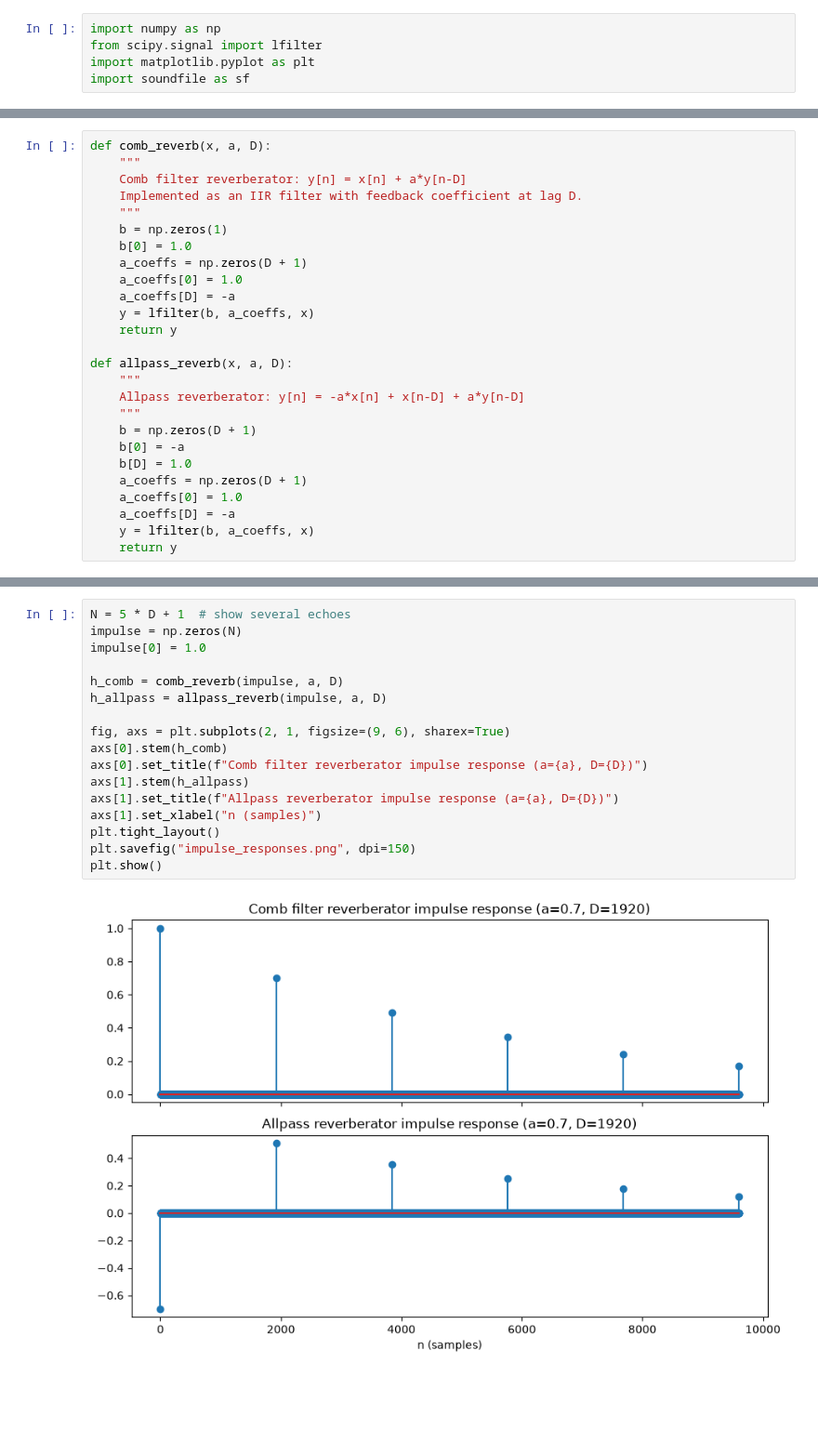
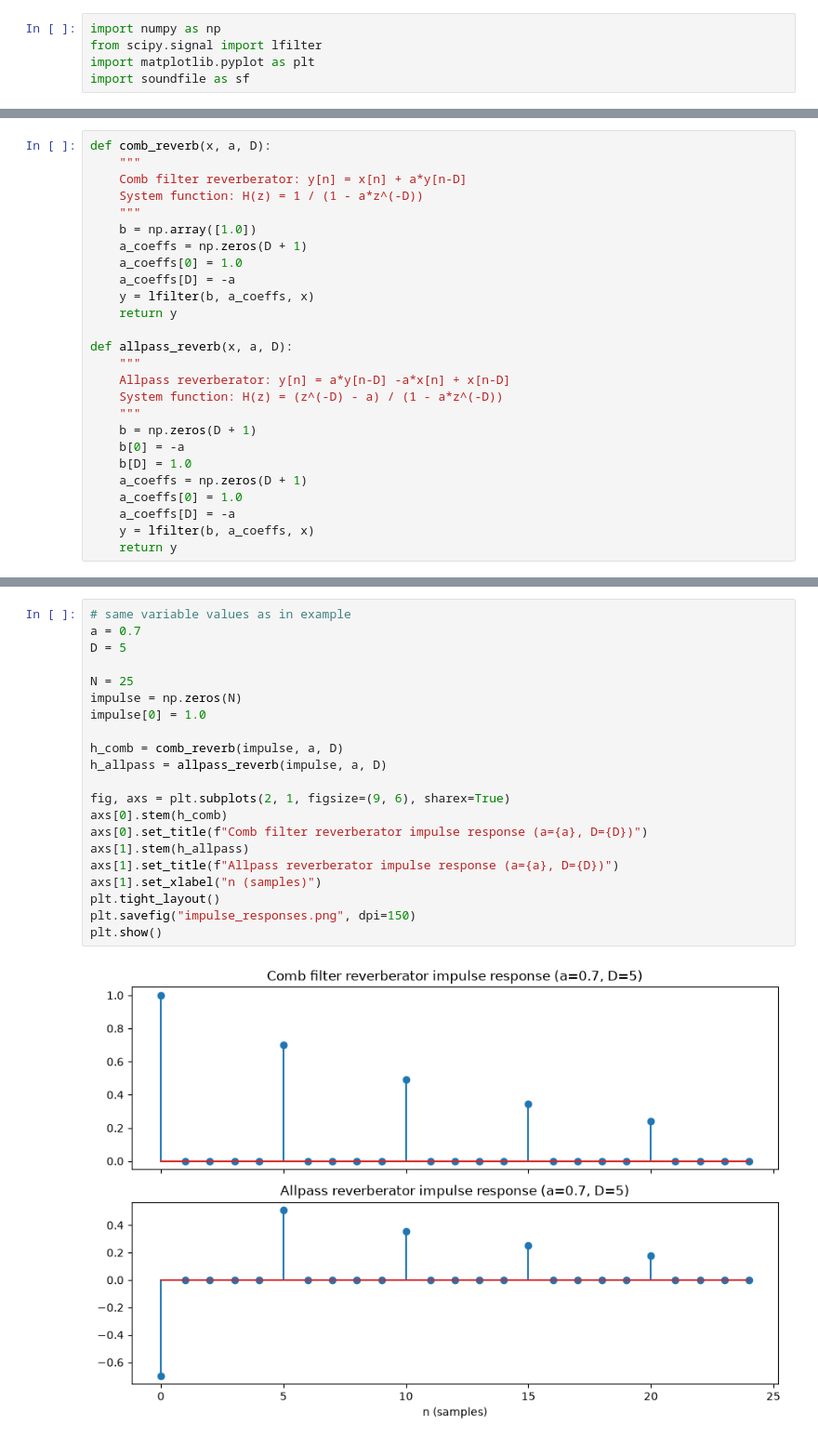
Before and after one commit to Khanrik/UniFolder, a Jupyter notebook: 7. Semester/Advanced Signal Processing/Week 1/Week 1.ipynb, the cells around one changed output, grey strips where cells are left out. Shown at 93% size. Drawn from its saved outputs; the diff is of its cells as text; blank space fills up the shorter version.

```diff
--- a/7. Semester/Advanced Signal Processing/Week 1/Week 1.ipynb
+++ b/7. Semester/Advanced Signal Processing/Week 1/Week 1.ipynb
@@ -11,10 +19,9 @@ import soundfile as sf
 def comb_reverb(x, a, D):
     """
     Comb filter reverberator: y[n] = x[n] + a*y[n-D]
-    Implemented as an IIR filter with feedback coefficient at lag D.
+    System function: H(z) = 1 / (1 - a*z^(-D))
     """
-    b = np.zeros(1)
-    b[0] = 1.0
+    b = np.array([1.0])
     a_coeffs = np.zeros(D + 1)
     a_coeffs[0] = 1.0
     a_coeffs[D] = -a
@@ -23,7 +30,8 @@ def comb_reverb(x, a, D):
 
 def allpass_reverb(x, a, D):
     """
-    Allpass reverberator: y[n] = -a*x[n] + x[n-D] + a*y[n-D]
+    Allpass reverberator: y[n] = a*y[n-D] -a*x[n] + x[n-D]
+    System function: H(z) = (z^(-D) - a) / (1 - a*z^(-D))
     """
     b = np.zeros(D + 1)
     b[0] = -a
@@ -47,19 +44,23 @@ Using D = 1920 samples (40 ms at 48000 Hz), a = 0.7
 # %%
-N = 5 * D + 1  # show several echoes
+# same variable values as in example
+a = 0.7
+D = 5
+
+N = 25
 impulse = np.zeros(N)
 impulse[0] = 1.0
 
 h_comb = comb_reverb(impulse, a, D)
 h_allpass = allpass_reverb(impulse, a, D)
 
 fig, axs = plt.subplots(2, 1, figsize=(9, 6), sharex=True)
 axs[0].stem(h_comb)
 axs[0].set_title(f"Comb filter reverberator impulse response (a={a}, D={D})")
 axs[1].stem(h_allpass)
 axs[1].set_title(f"Allpass reverberator impulse response (a={a}, D={D})")
 axs[1].set_xlabel("n (samples)")
 plt.tight_layout()
 plt.savefig("impulse_responses.png", dpi=150)
 plt.show()
 # %% [output]
-[figure, old version]
+[figure, new version]
```
Also changed, not shown: parts of 16 cells of this notebook, 4 other files.
